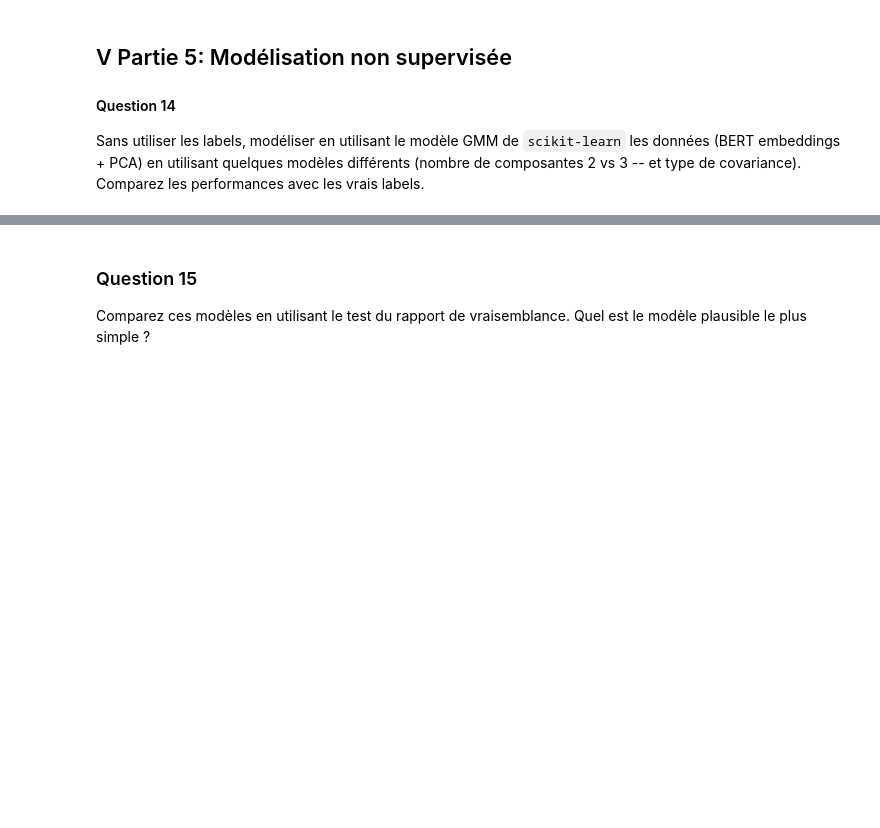
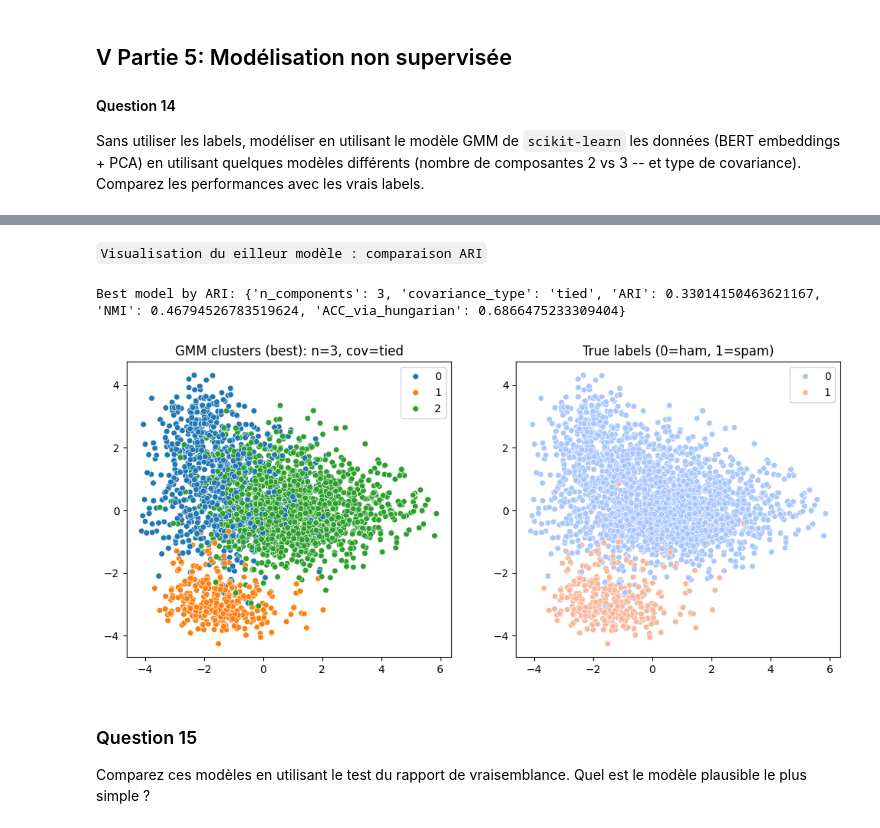
Before and after one commit to JMintoama/Project-NPL, a Jupyter notebook: Groupe_9.ipynb, the cells around one changed output, grey strips where cells are left out. Drawn from its saved outputs; the diff is of its cells as text; code cells hidden in the pictures; blank space fills up the shorter version.

```diff
--- a/Groupe_9.ipynb
+++ b/Groupe_9.ipynb
@@ -795,0 +971,22 @@ Sans utiliser les labels, modéliser en utilisant le modèle GMM de `scikit-lear
+# %%
+import numpy as np
+from sklearn.decomposition import PCA
+from sklearn.mixture import GaussianMixture
+from sklearn.metrics import adjusted_rand_score, normalized_mutual_info_score
+from sklearn.metrics import confusion_matrix
+from scipy.optimize import linear_sum_assignment
+import matplotlib.pyplot as plt
+import seaborn as sns
+
+# --- 0. paramètres ---
+pca_components = 100
+cov_types = ['full', 'tied', 'diag', 'spherical']
+n_components_list = [2, 3, 4, 5]
+
+# --- 1. PCA (fit sur train embeddings) ---
+
+pca = PCA(n_components=pca_components, random_state=42)
+X_train_reduced = pca.fit_transform(X_train_bert)
+
+# variance expliquée
+print(f"La pca explique {np.sum(pca.explained_variance_ratio_):.2f}% de variance")
@@ -796,3 +1049,31 @@ Sans utiliser les labels, modéliser en utilisant le modèle GMM de `scikit-lear
+# %% [markdown]
+`Visualisation du eilleur modèle : comparaison ARI`
+# %%
+# --- 5. Visualisation : meilleur modèle (par ARI) projeté en 2D (PCA 2 components) ---
+best = df_results.iloc[0]
+print("\nBest model by ARI:", best.to_dict())
+
+best_gmm = GaussianMixture(n_components=int(best.n_components), covariance_type=best.covariance_type, random_state=42, n_init=5)
+# refit best on same reduced data
+best_gmm.fit(X_train_reduced)
+best_clusters = best_gmm.predict(X_train_reduced)
+
+# 2D projection for plotting
+pca2 = PCA(n_components=2, random_state=42)
+X2 = pca2.fit_transform(X_train_bert)
+
+plt.figure(figsize=(12,5))
+plt.subplot(1,2,1)
+sns.scatterplot(x=X2[:,0], y=X2[:,1], hue=best_clusters, palette='tab10', s=30, legend='full')
+plt.title(f"GMM clusters (best): n={int(best.n_components)}, cov={best.covariance_type}")
+
+plt.subplot(1,2,2)
+sns.scatterplot(x=X2[:,0], y=X2[:,1], hue=Y_train, palette='coolwarm', s=30, legend='full')
+plt.title("True labels (0=ham, 1=spam)")
+plt.show()
+# %% [output]
+Best model by ARI: {'n_components': 3, 'covariance_type': 'tied', 'ARI': 0.33014150463621167, 'NMI': 0.46794526783519624, 'ACC_via_hungarian': 0.6866475233309404}
+[figure, added]
 # %% [markdown]
 ### Question 15
 Comparez ces modèles en utilisant le test du rapport de vraisemblance. Quel est le modèle plausible le plus simple ?
```
Also changed, not shown: parts of 31 cells of this notebook.
